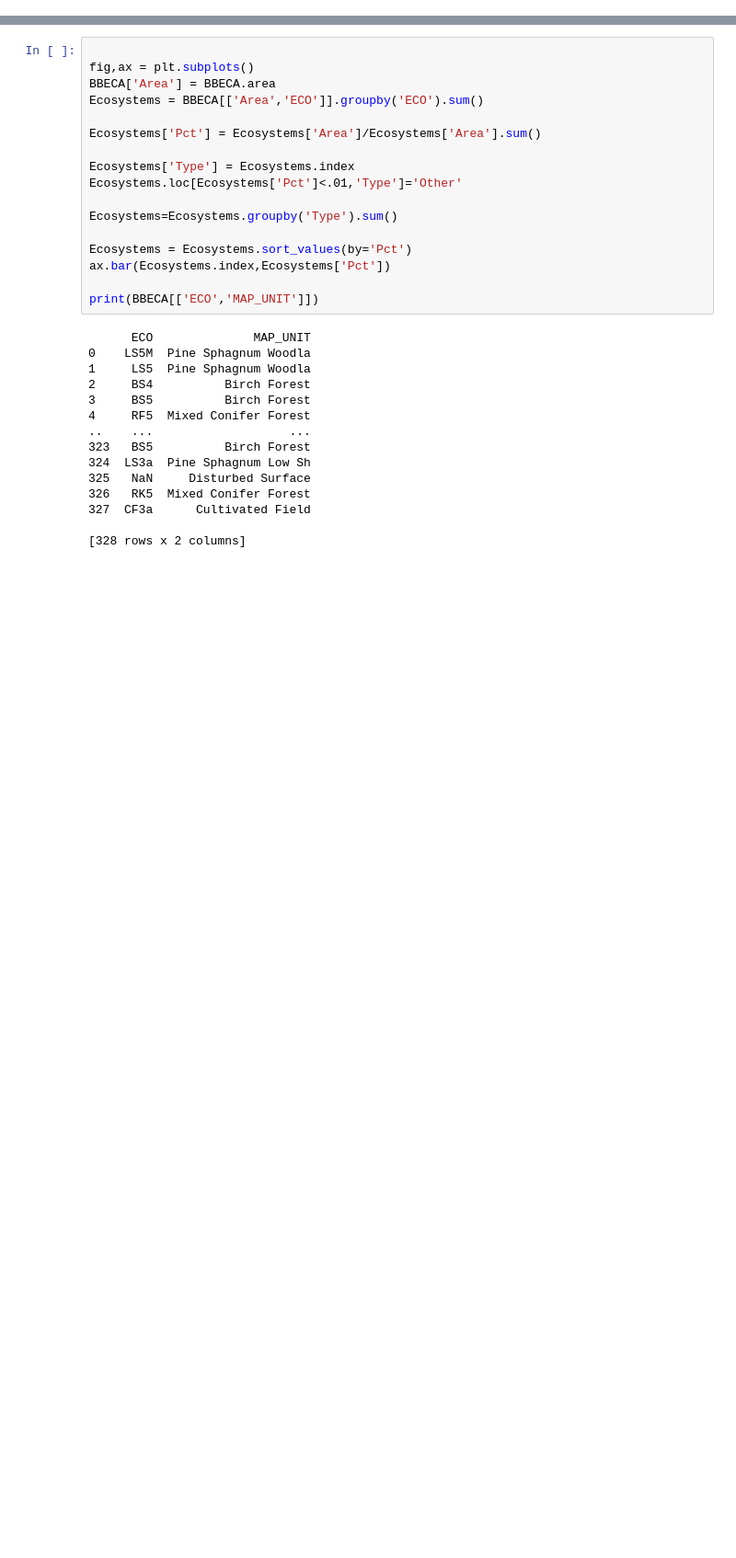
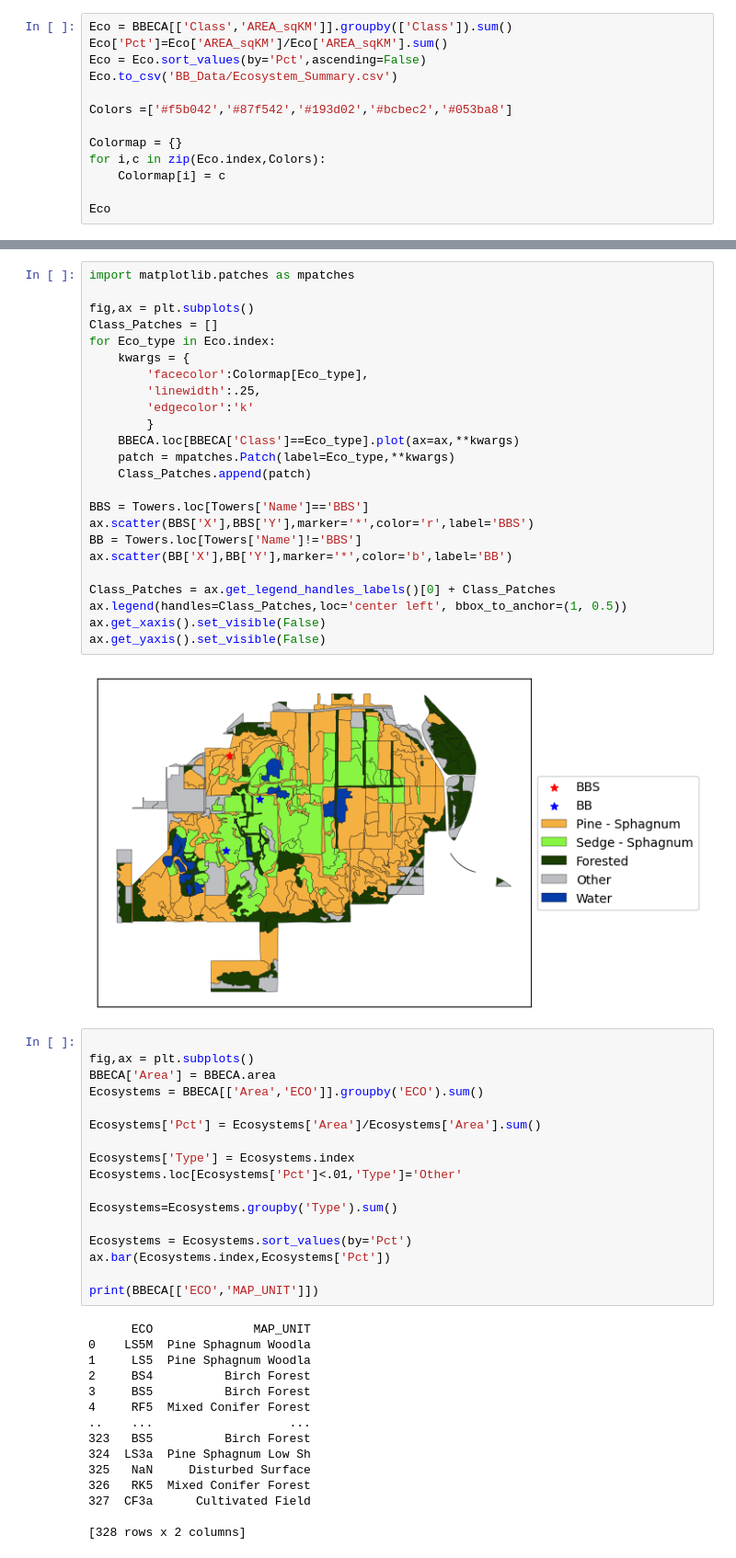
Before and after one commit to ubc-micromet/BBECA_Work, a Jupyter notebook: EcosystemMap.ipynb, the cells around one changed output, grey strips where cells are left out. Shown: that part at 92% size. Saved outputs shown, nothing was run; the diff lists cells and outputs as text; blank space fills up the shorter version.

```diff
--- a/EcosystemMap.ipynb
+++ b/EcosystemMap.ipynb
@@ -102,0 +42,13 @@ Towers.loc[Towers['Name']!='BBS'].plot(ax=ax,
+# %%
+Eco = BBECA[['Class','AREA_sqKM']].groupby(['Class']).sum()
+Eco['Pct']=Eco['AREA_sqKM']/Eco['AREA_sqKM'].sum()
+Eco = Eco.sort_values(by='Pct',ascending=False)
+Eco.to_csv('BB_Data/Ecosystem_Summary.csv')
+
+Colors =['#f5b042','#87f542','#193d02','#bcbec2','#053ba8']
+
+Colormap = {}
+for i,c in zip(Eco.index,Colors):
+    Colormap[i] = c
+
+Eco
@@ -103,3 +63,29 @@ Towers.loc[Towers['Name']!='BBS'].plot(ax=ax,
+# %%
+import matplotlib.patches as mpatches
+
+fig,ax = plt.subplots()
+Class_Patches = []
+for Eco_type in Eco.index:
+    kwargs = {
+        'facecolor':Colormap[Eco_type],
+        'linewidth':.25,
+        'edgecolor':'k'
+        }
+    BBECA.loc[BBECA['Class']==Eco_type].plot(ax=ax,**kwargs)
+    patch = mpatches.Patch(label=Eco_type,**kwargs)
+    Class_Patches.append(patch)
+
+BBS = Towers.loc[Towers['Name']=='BBS']
+ax.scatter(BBS['X'],BBS['Y'],marker='*',color='r',label='BBS')
+BB = Towers.loc[Towers['Name']!='BBS']
+ax.scatter(BB['X'],BB['Y'],marker='*',color='b',label='BB')
+
+Class_Patches = ax.get_legend_handles_labels()[0] + Class_Patches
+ax.legend(handles=Class_Patches,loc='center left', bbox_to_anchor=(1, 0.5))
+ax.get_xaxis().set_visible(False)
+ax.get_yaxis().set_visible(False)
+# %% [output]
+[figure, added]
 # %%
 
 fig,ax = plt.subplots()
```
Also changed, not shown: parts of 6 cells of this notebook, 37 other files.
